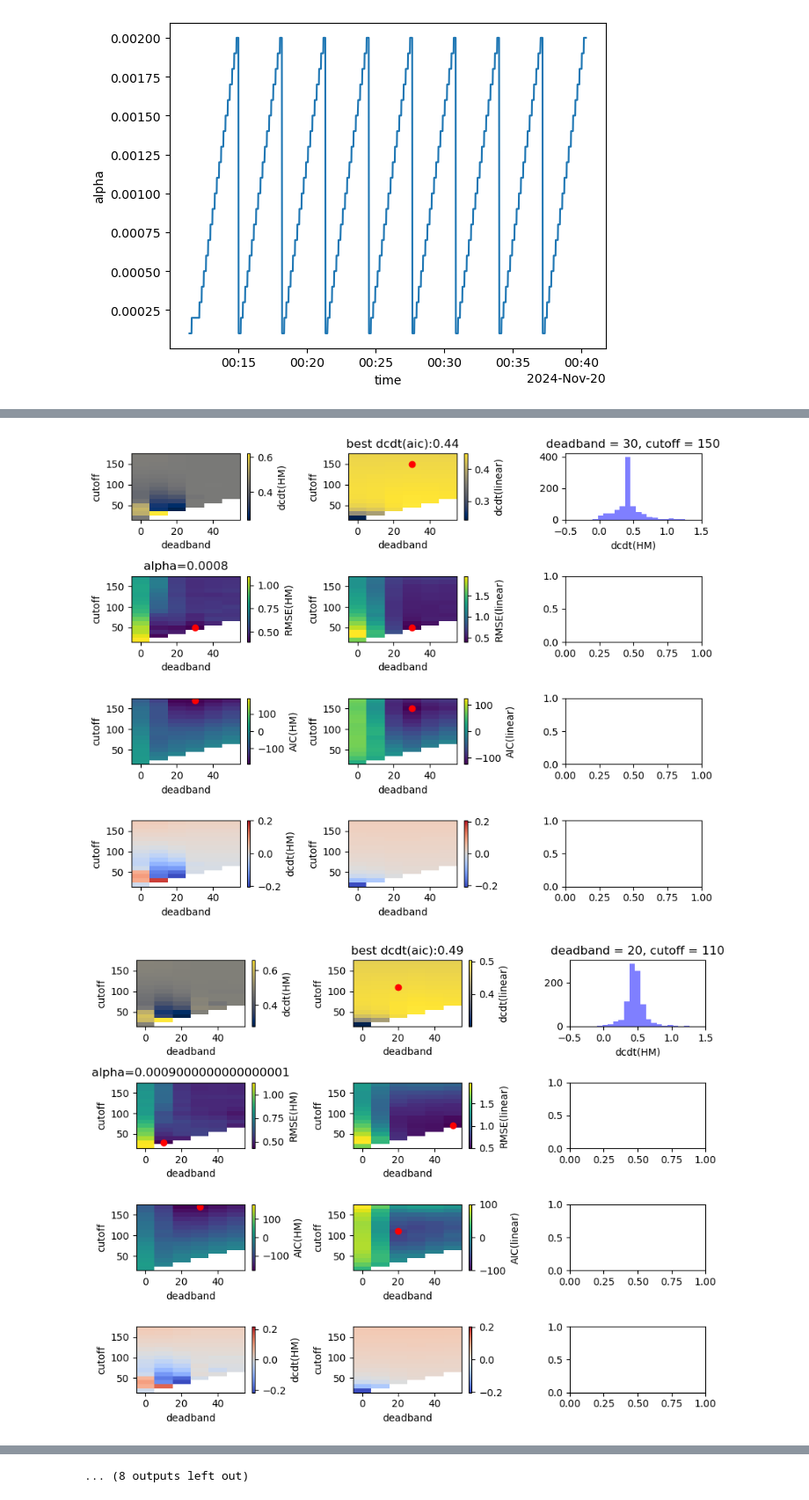
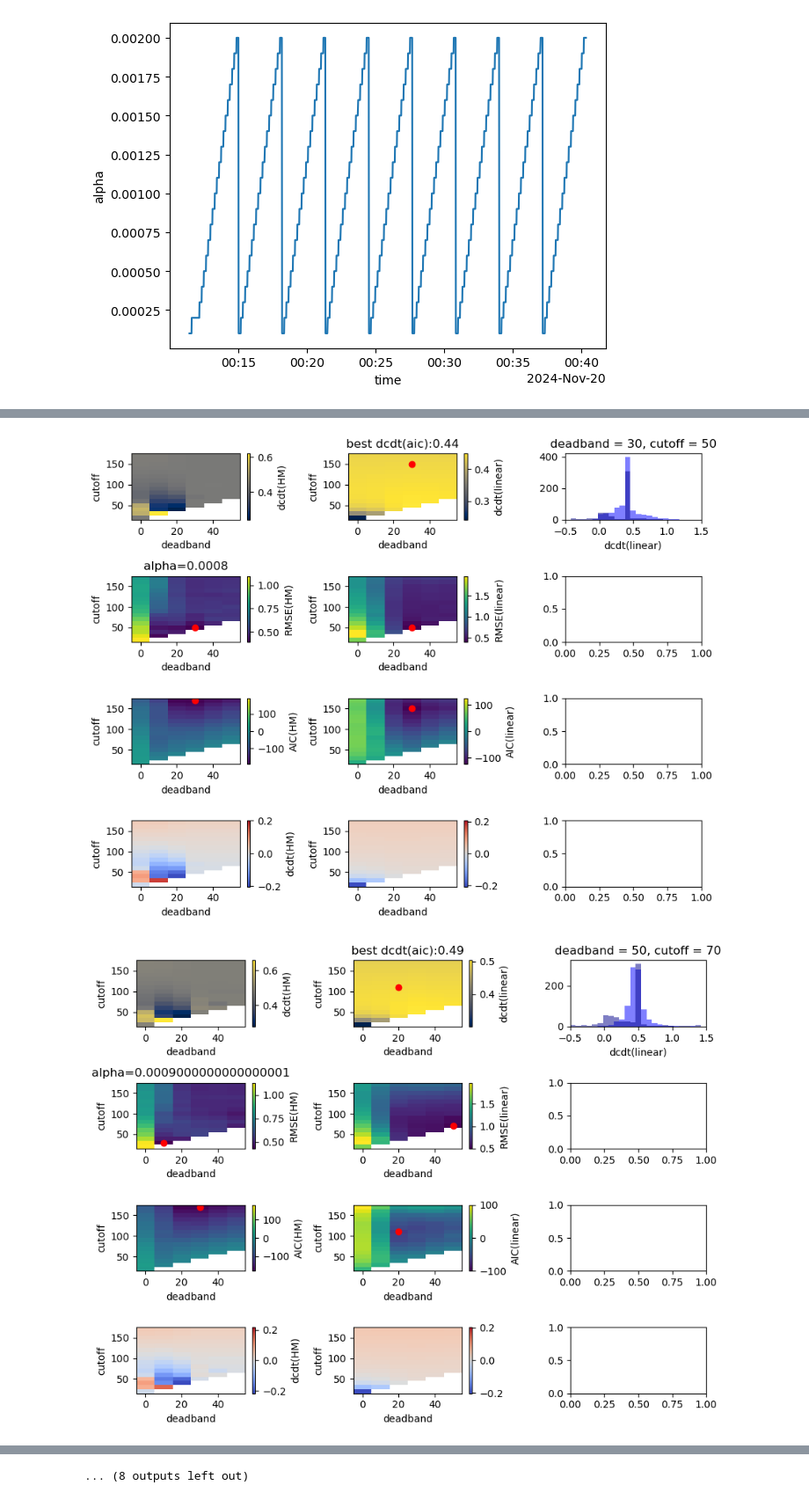
Before and after one commit to alexnaoki/soilgasflux_fcs, a Jupyter notebook: notebooks/analysis_syntheticalMC.ipynb, the cells around one changed output, grey strips where cells are left out. Shown at 88% size. Cells and saved outputs as stored; diff of their text form; code cells hidden in the pictures.

```diff
--- a/notebooks/analysis_syntheticalMC.ipynb
+++ b/notebooks/analysis_syntheticalMC.ipynb
@@ -150,7 +169,17 @@ for alpha in np.unique(expected_ds['alpha'].values):
              deadband=deadband_coords[aic_argmin_linear['deadband']],
              cutoff=cutoff_coords[aic_argmin_linear['cutoff']])['dcdt(HM)'].plot.hist(range=(-0.5, 1.5), bins=25,ax=ax[0,2], alpha=0.5, color='blue')
 
+    dsMC.sel(time=time_selection,
+             deadband=deadband_coords[rmse_argmin_linear['deadband']],
+             cutoff=cutoff_coords[rmse_argmin_linear['cutoff']])['dcdt(HM)'].plot.hist(range=(-0.5, 1.5), bins=25,ax=ax[0,2], alpha=0.5, color='darkblue')
     ax[0,2].set_xlim(-0.5,1.5)
+
+    dsMC.sel(time=time_selection,
+             deadband=deadband_coords[aic_argmin_linear['deadband']],
+             cutoff=cutoff_coords[aic_argmin_linear['cutoff']])['dcdt(linear)'].plot.hist(range=(-0.5, 1.5), bins=25,ax=ax[0,2], alpha=0.5, color='red')
+    dsMC.sel(time=time_selection,
+                deadband=deadband_coords[rmse_argmin_linear['deadband']],
+                cutoff=cutoff_coords[rmse_argmin_linear['cutoff']])['dcdt(linear)'].plot.hist(range=(-0.5, 1.5), bins=25,ax=ax[0,2], alpha=0.5, color='darkred')
 
 
 
@@ -168,2 +197,2 @@ for alpha in np.unique(expected_ds['alpha'].values):
-[figure, old version]
+[figure, new version]
-[figure, old version]
+[figure, new version]
```
Also changed, not shown: parts of 7 cells of this notebook, 1 other file.
